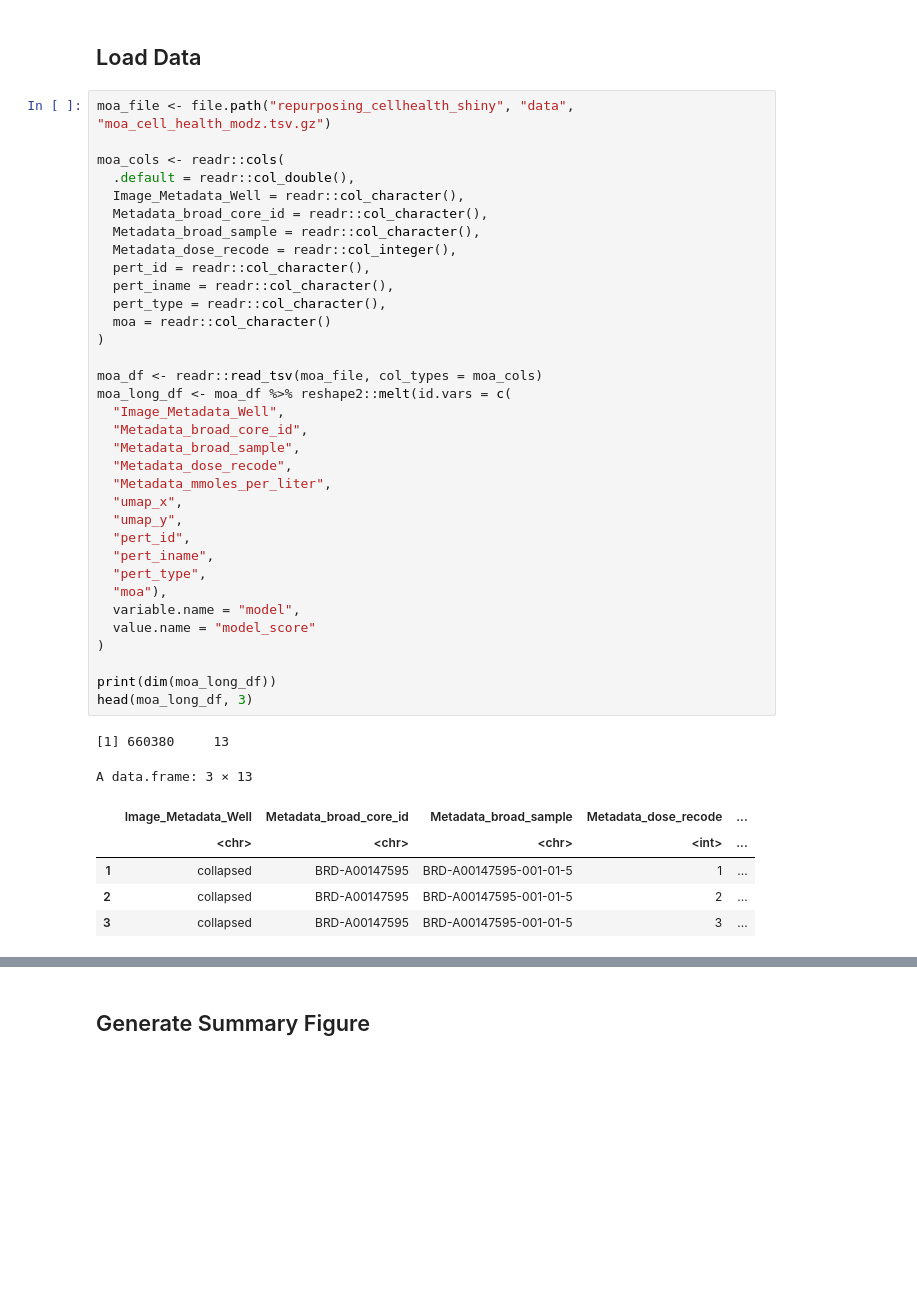
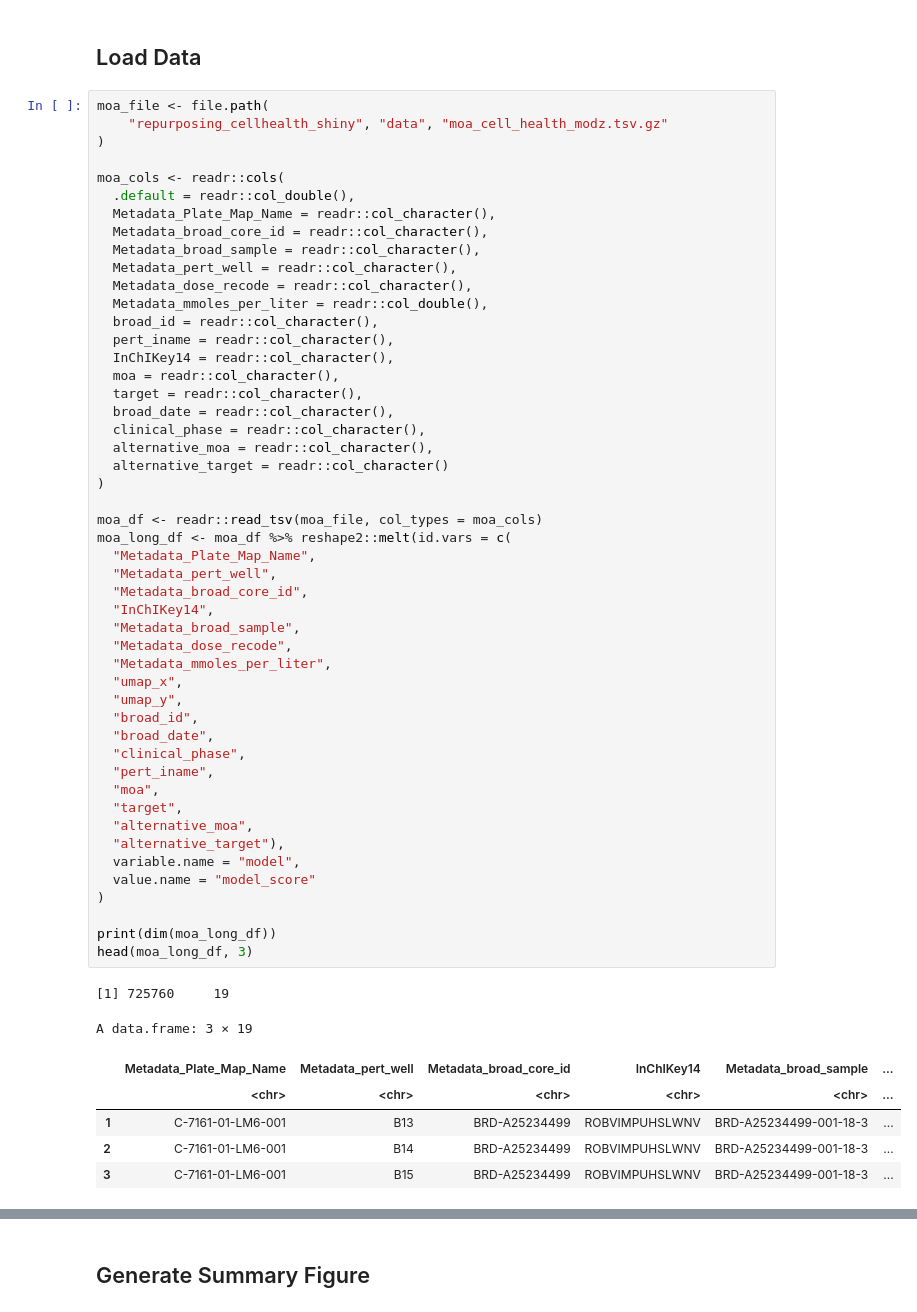
Before and after one commit to broadinstitute/cell-health, a Jupyter notebook: 4.apply/3.visualize-dose-response.ipynb, the cells around one changed output, grey strips where cells are left out. Drawn from its saved outputs; the diff is of its cells as text; blank space fills up the shorter version.

```diff
--- a/4.apply/3.visualize-dose-response.ipynb
+++ b/4.apply/3.visualize-dose-response.ipynb
@@ -13,45 +19,60 @@ figure_dir <- file.path("figures", "dose_response")
 # %% [markdown]
 ## Load Data
 # %%
-moa_file <- file.path("repurposing_cellhealth_shiny", "data", "moa_cell_health_modz.tsv.gz")
+moa_file <- file.path(
+    "repurposing_cellhealth_shiny", "data", "moa_cell_health_modz.tsv.gz"
+)
 
 moa_cols <- readr::cols(
   .default = readr::col_double(),
-  Image_Metadata_Well = readr::col_character(),
+  Metadata_Plate_Map_Name = readr::col_character(),
   Metadata_broad_core_id = readr::col_character(),
   Metadata_broad_sample = readr::col_character(),
-  Metadata_dose_recode = readr::col_integer(),
-  pert_id = readr::col_character(),
+  Metadata_pert_well = readr::col_character(),
+  Metadata_dose_recode = readr::col_character(),
+  Metadata_mmoles_per_liter = readr::col_double(),
+  broad_id = readr::col_character(),
   pert_iname = readr::col_character(),
-  pert_type = readr::col_character(),
-  moa = readr::col_character()
+  InChIKey14 = readr::col_character(),
+  moa = readr::col_character(),
+  target = readr::col_character(),
+  broad_date = readr::col_character(),
+  clinical_phase = readr::col_character(),
+  alternative_moa = readr::col_character(),
+  alternative_target = readr::col_character()
 )
 
 moa_df <- readr::read_tsv(moa_file, col_types = moa_cols)
 moa_long_df <- moa_df %>% reshape2::melt(id.vars = c(
-  "Image_Metadata_Well",
+  "Metadata_Plate_Map_Name",
+  "Metadata_pert_well",
   "Metadata_broad_core_id",
+  "InChIKey14",
   "Metadata_broad_sample",
   "Metadata_dose_recode",
   "Metadata_mmoles_per_liter",
   "umap_x",
   "umap_y",
-  "pert_id",
+  "broad_id",
+  "broad_date",
+  "clinical_phase",
   "pert_iname",
-  "pert_type",
-  "moa"),
+  "moa",
+  "target",
+  "alternative_moa",
+  "alternative_target"),
   variable.name = "model",
   value.name = "model_score"
 )
 
 print(dim(moa_long_df))
 head(moa_long_df, 3)
 # %% [output]
-[1] 660380     13
+[1] 725760     19
-A data.frame: 3 × 13
+A data.frame: 3 × 19
-|  | Image_Metadata_Well | Metadata_broad_core_id | Metadata_broad_sample | Metadata_dose_recode | ... |
-|  | <chr> | <chr> | <chr> | <int> | ... |
-| 1 | collapsed | BRD-A00147595 | BRD-A00147595-001-01-5 | 1 | ... |
-| 2 | collapsed | BRD-A00147595 | BRD-A00147595-001-01-5 | 2 | ... |
-| 3 | collapsed | BRD-A00147595 | BRD-A00147595-001-01-5 | 3 | ... |
+|  | Metadata_Plate_Map_Name | Metadata_pert_well | Metadata_broad_core_id | InChIKey14 | Metadata_broad_sample | ... |
+|  | <chr> | <chr> | <chr> | <chr> | <chr> | ... |
+| 1 | C-7161-01-LM6-001 | B13 | BRD-A25234499 | ROBVIMPUHSLWNV | BRD-A25234499-001-18-3 | ... |
+| 2 | C-7161-01-LM6-001 | B14 | BRD-A25234499 | ROBVIMPUHSLWNV | BRD-A25234499-001-18-3 | ... |
+| 3 | C-7161-01-LM6-001 | B15 | BRD-A25234499 | ROBVIMPUHSLWNV | BRD-A25234499-001-18-3 | ... |
 # %%
```
Also changed, not shown: parts of 11 cells of this notebook, 1 other file.
